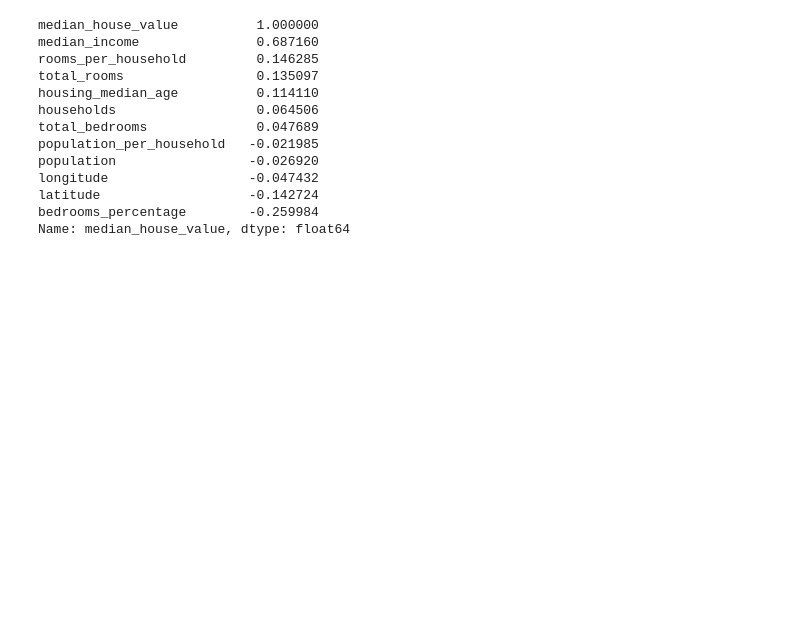
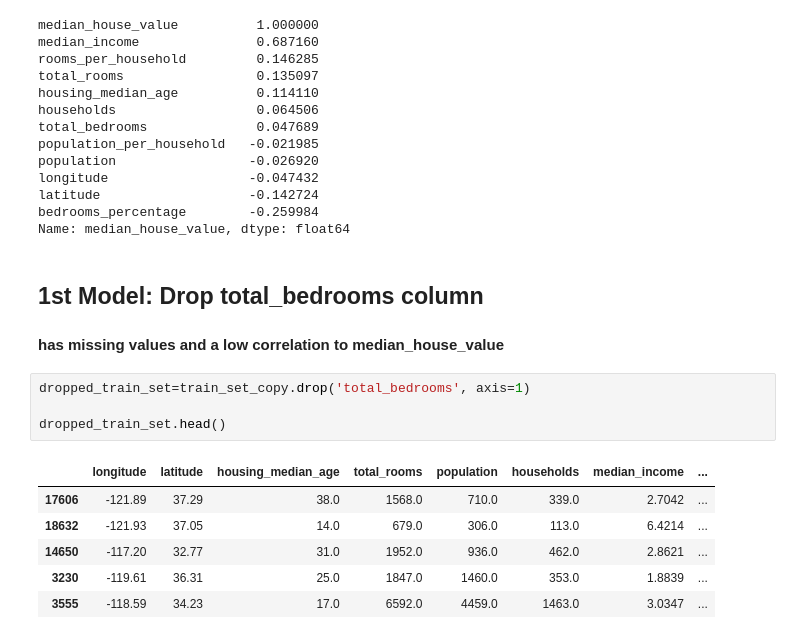
Before and after one commit to ChrisJtron/California_housing, a Jupyter notebook: California_Housing_Prices_Regression.ipynb, the cells around one changed output. Drawn from its saved outputs; the diff is of its cells as text; blank space fills up the shorter version.

Commit message:
try a few models

```diff
--- a/California_Housing_Prices_Regression.ipynb
+++ b/California_Housing_Prices_Regression.ipynb
@@ -155,3 +155,17 @@ longitude                  -0.047432
 latitude                   -0.142724
 bedrooms_percentage        -0.259984
 Name: median_house_value, dtype: float64
+# %% [markdown]
+##  1st Model:  Drop total_bedrooms column
+####   has missing values and a low correlation to median_house_value
+# %%
+dropped_train_set=train_set_copy.drop('total_bedrooms', axis=1)
+
+dropped_train_set.head()
+# %% [output]
+|  | longitude | latitude | housing_median_age | total_rooms | population | households | median_income | ... |
+| 17606 | -121.89 | 37.29 | 38.0 | 1568.0 | 710.0 | 339.0 | 2.7042 | ... |
+| 18632 | -121.93 | 37.05 | 14.0 | 679.0 | 306.0 | 113.0 | 6.4214 | ... |
+| 14650 | -117.20 | 32.77 | 31.0 | 1952.0 | 936.0 | 462.0 | 2.8621 | ... |
+| 3230 | -119.61 | 36.31 | 25.0 | 1847.0 | 1460.0 | 353.0 | 1.8839 | ... |
+| 3555 | -118.59 | 34.23 | 17.0 | 6592.0 | 4459.0 | 1463.0 | 3.0347 | ... |
```
Also changed, not shown: parts of 15 cells of this notebook.
